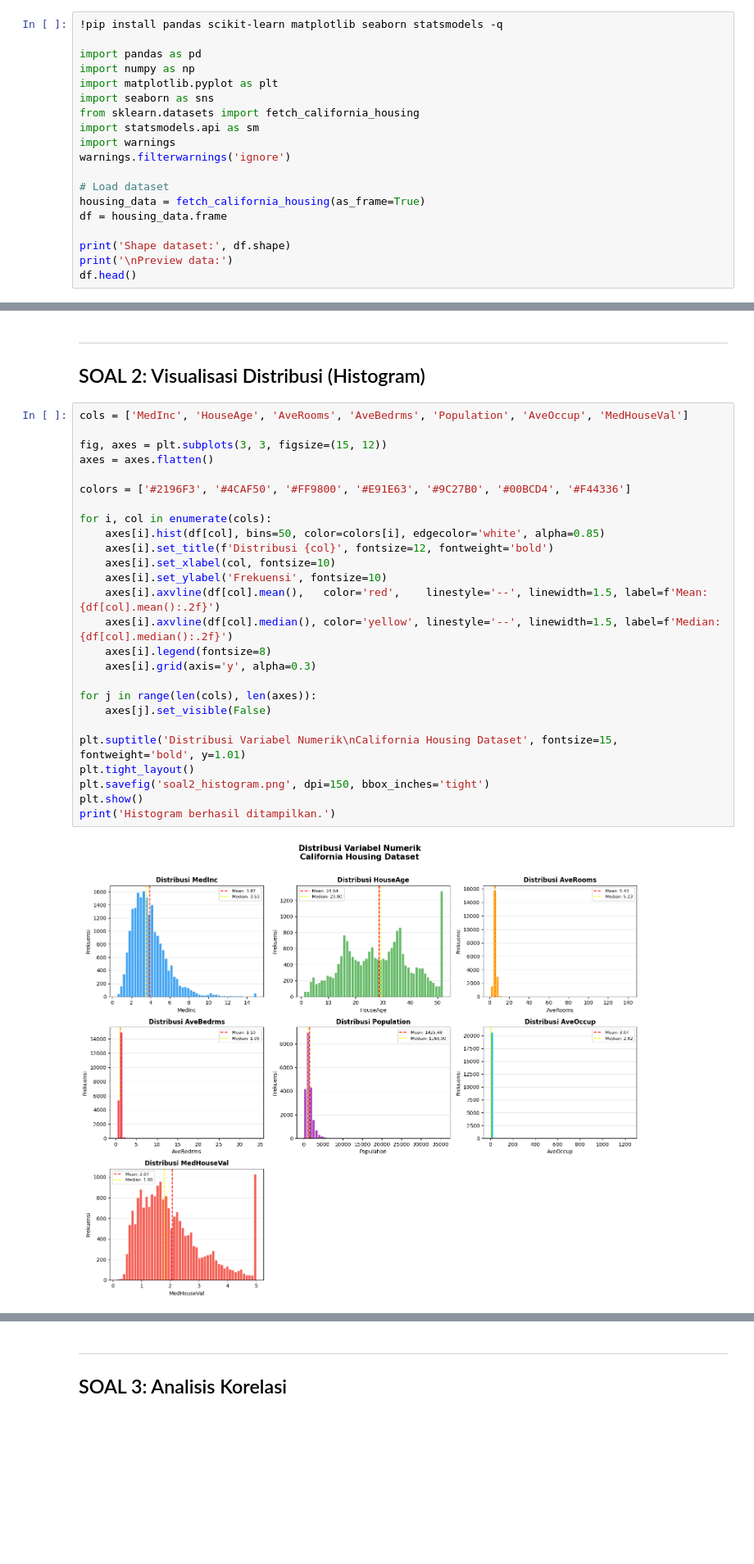
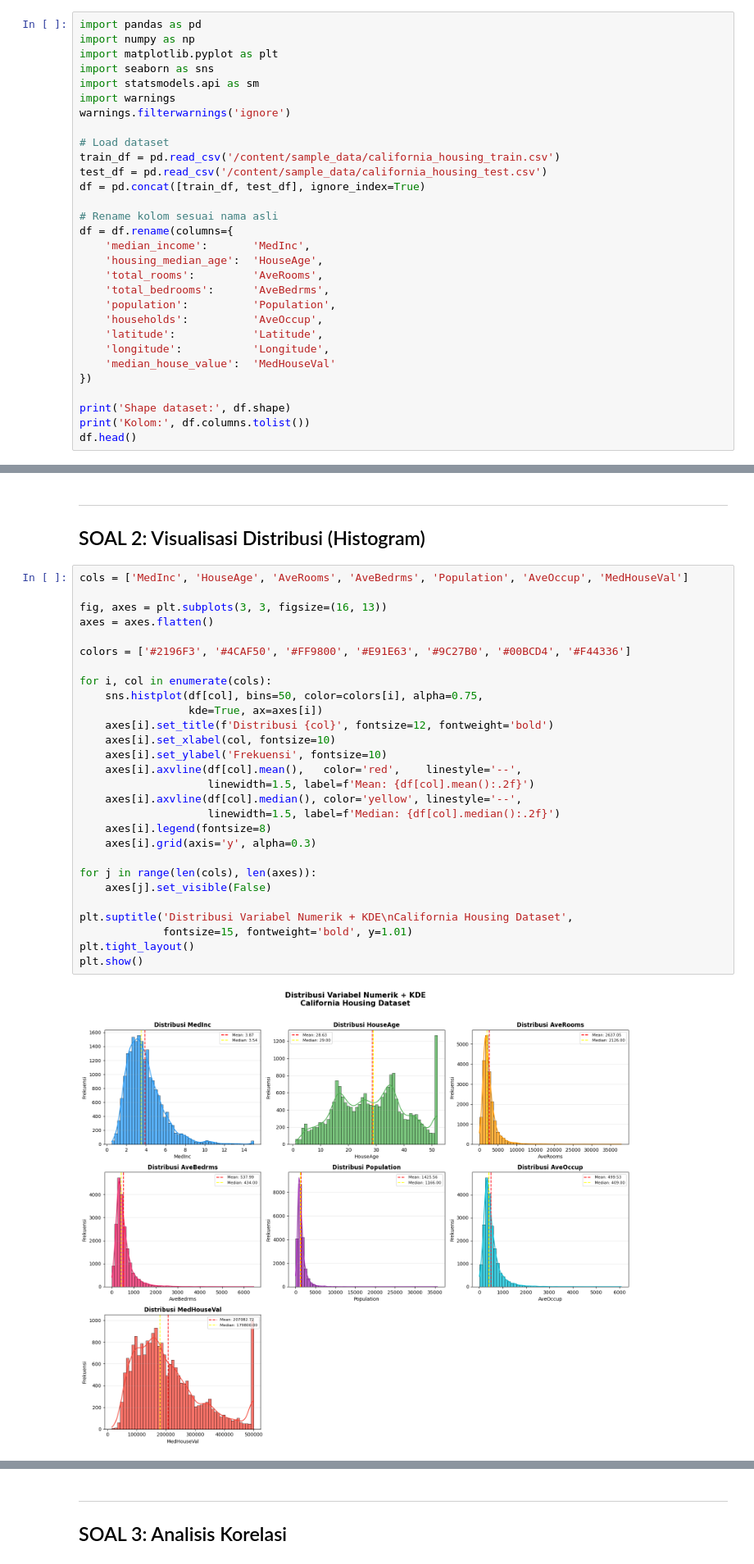
Before and after one commit to muhammadraffli25/UTS_EDA, a Jupyter notebook: UTS_EDA_Muhammad_Raffli(1).ipynb, the cells around one changed output, grey strips where cells are left out. Shown at 82% size. Drawn from its saved outputs; the diff is of its cells as text; blank space fills up the shorter version.

```diff
--- a/UTS_EDA_Muhammad_Raffli(1).ipynb
+++ b/UTS_EDA_Muhammad_Raffli(1).ipynb
@@ -11,22 +21,33 @@
 # %% [markdown]
 ## Setup & Load Data
 # %%
-!pip install pandas scikit-learn matplotlib seaborn statsmodels -q
-
 import pandas as pd
 import numpy as np
 import matplotlib.pyplot as plt
 import seaborn as sns
-from sklearn.datasets import fetch_california_housing
 import statsmodels.api as sm
 import warnings
 warnings.filterwarnings('ignore')
 
 # Load dataset
-housing_data = fetch_california_housing(as_frame=True)
-df = housing_data.frame
+train_df = pd.read_csv('/content/sample_data/california_housing_train.csv')
+test_df = pd.read_csv('/content/sample_data/california_housing_test.csv')
+df = pd.concat([train_df, test_df], ignore_index=True)
+
+# Rename kolom sesuai nama asli
+df = df.rename(columns={
+    'median_income':       'MedInc',
+    'housing_median_age':  'HouseAge',
+    'total_rooms':         'AveRooms',
+    'total_bedrooms':      'AveBedrms',
+    'population':          'Population',
+    'households':          'AveOccup',
+    'latitude':            'Latitude',
+    'longitude':           'Longitude',
+    'median_house_value':  'MedHouseVal'
+})
 
 print('Shape dataset:', df.shape)
-print('\nPreview data:')
+print('Kolom:', df.columns.tolist())
 df.head()
 # %% [output]
@@ -79,28 +113,30 @@ Variabel Latitude dan Longitude tidak diikutsertakan karena keduanya bersifat ko
 # %%
 cols = ['MedInc', 'HouseAge', 'AveRooms', 'AveBedrms', 'Population', 'AveOccup', 'MedHouseVal']
 
-fig, axes = plt.subplots(3, 3, figsize=(15, 12))
+fig, axes = plt.subplots(3, 3, figsize=(16, 13))
 axes = axes.flatten()
 
 colors = ['#2196F3', '#4CAF50', '#FF9800', '#E91E63', '#9C27B0', '#00BCD4', '#F44336']
 
 for i, col in enumerate(cols):
-    axes[i].hist(df[col], bins=50, color=colors[i], edgecolor='white', alpha=0.85)
+    sns.histplot(df[col], bins=50, color=colors[i], alpha=0.75,
+                 kde=True, ax=axes[i])
     axes[i].set_title(f'Distribusi {col}', fontsize=12, fontweight='bold')
     axes[i].set_xlabel(col, fontsize=10)
     axes[i].set_ylabel('Frekuensi', fontsize=10)
-    axes[i].axvline(df[col].mean(),   color='red',    linestyle='--', linewidth=1.5, label=f'Mean: {df[col].mean():.2f}')
-    axes[i].axvline(df[col].median(), color='yellow', linestyle='--', linewidth=1.5, label=f'Median: {df[col].median():.2f}')
+    axes[i].axvline(df[col].mean(),   color='red',    linestyle='--',
+                    linewidth=1.5, label=f'Mean: {df[col].mean():.2f}')
+    axes[i].axvline(df[col].median(), color='yellow', linestyle='--',
+                    linewidth=1.5, label=f'Median: {df[col].median():.2f}')
     axes[i].legend(fontsize=8)
     axes[i].grid(axis='y', alpha=0.3)
 
 for j in range(len(cols), len(axes)):
     axes[j].set_visible(False)
 
-plt.suptitle('Distribusi Variabel Numerik\nCalifornia Housing Dataset', fontsize=15, fontweight='bold', y=1.01)
+plt.suptitle('Distribusi Variabel Numerik + KDE\nCalifornia Housing Dataset',
+             fontsize=15, fontweight='bold', y=1.01)
 plt.tight_layout()
-plt.savefig('soal2_histogram.png', dpi=150, bbox_inches='tight')
 plt.show()
-print('Histogram berhasil ditampilkan.')
 # %% [output]
-[figure, old version]
+[figure, new version]
```
Also changed, not shown: parts of 16 cells of this notebook.
